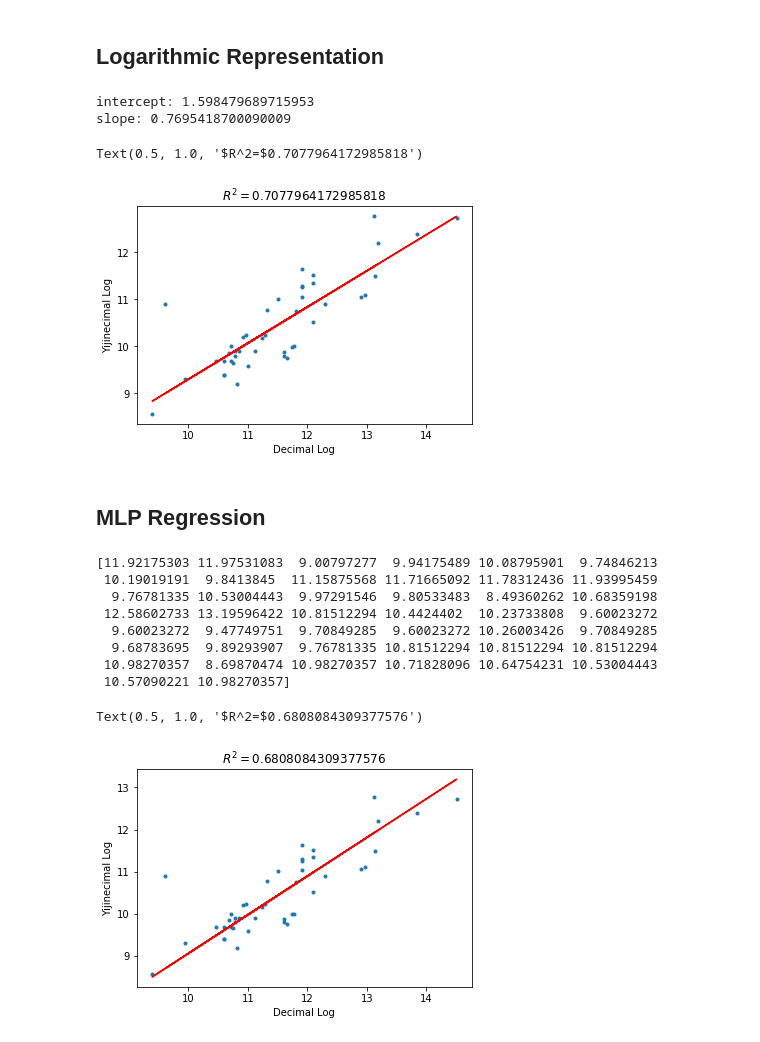
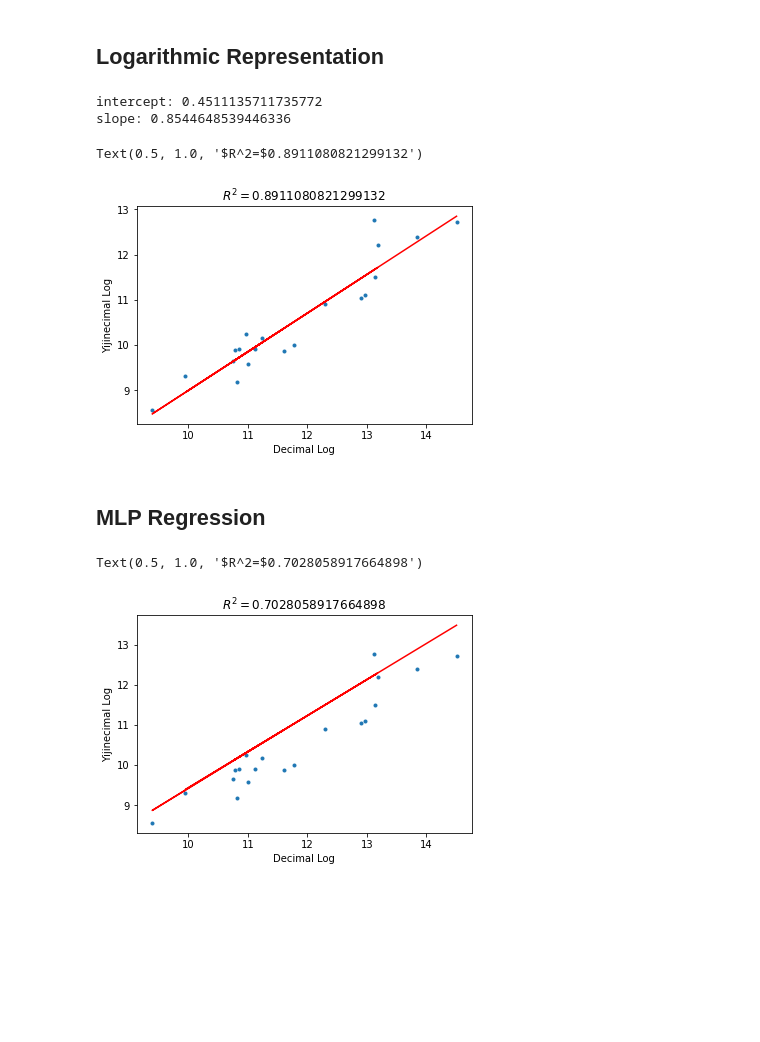
Before and after one commit to rx7821991/yijinecimal, a Jupyter notebook: Yijinecimal.ipynb, the cells around one changed output. Cells and saved outputs as stored; diff of their text form; code cells hidden in the pictures; blank space fills up the shorter version.

Commit message:
use non-64 data

```diff
--- a/Yijinecimal.ipynb
+++ b/Yijinecimal.ipynb
@@ -11,7 +11,7 @@ from sklearn.neural_network import MLPRegressor
 # Read Data Files
 # %%
 # csvfile = open("./stat.csv",'r') # data without 64
-csvfile = open("./stat_with_64.csv",'r') # data with 64
+csvfile = open("./stat.csv",'r') # data with 64
 reader = csv.reader(csvfile, delimiter=',', quotechar='|')
 
 decimal = []
@@ -75,33 +75,25 @@ plt.xlabel("Decimal Log")
 plt.ylabel("Yijinecimal Log")
 plt.title("$R^2=$"+str(r_sq))
 # %% [output]
-intercept: 1.598479689715953
-slope: 0.7695418700090009
+intercept: 0.4511135711735772
+slope: 0.8544648539446336
-Text(0.5, 1.0, '$R^2=$0.7077964172985818')
+Text(0.5, 1.0, '$R^2=$0.8911080821299132')
-[figure, old version]
+[figure, new version]
 # %% [markdown]
 ## MLP Regression
 # %%
-model_mlp = MLPRegressor(hidden_layer_sizes=(10,10,10),solver="sgd", max_iter=99999999)
+model_mlp = MLPRegressor(hidden_layer_sizes=(10,10,10),solver="adam", max_iter=99999999, activation="relu")
 model_mlp.fit(decimal_log_, yijinecimal_log)
 yijinecimal_mlp_pred = model_mlp.predict(decimal_log_)
 r_sq = model_mlp.score(decimal_log_, yijinecimal_log)
-print(yijinecimal_mlp_pred)
+
 # plt figure
 fig = plt.figure()
 plt.plot(decimal_log, yijinecimal_log, '.')
 plt.plot(decimal_log, yijinecimal_mlp_pred, 'r-')
 plt.xlabel("Decimal Log")
 plt.ylabel("Yijinecimal Log")
 plt.title("$R^2=$"+str(r_sq))
 # %% [output]
-[11.92175303 11.97531083  9.00797277  9.94175489 10.08795901  9.74846213
- 10.19019191  9.8413845  11.15875568 11.71665092 11.78312436 11.93995459
-  9.76781335 10.53004443  9.97291546  9.80533483  8.49360262 10.68359198
- 12.58602733 13.19596422 10.81512294 10.4424402  10.23733808  9.60023272
-  9.60023272  9.47749751  9.70849285  9.60023272 10.26003426  9.70849285
-  9.68783695  9.89293907  9.76781335 10.81512294 10.81512294 10.81512294
- 10.98270357  8.69870474 10.98270357 10.71828096 10.64754231 10.53004443
- 10.57090221 10.98270357]
+Text(0.5, 1.0, '$R^2=$0.7028058917664898')
-Text(0.5, 1.0, '$R^2=$0.6808084309377576')
-[figure, old version]
+[figure, new version]
```
Also changed, not shown: parts of 1 cell of this notebook.
